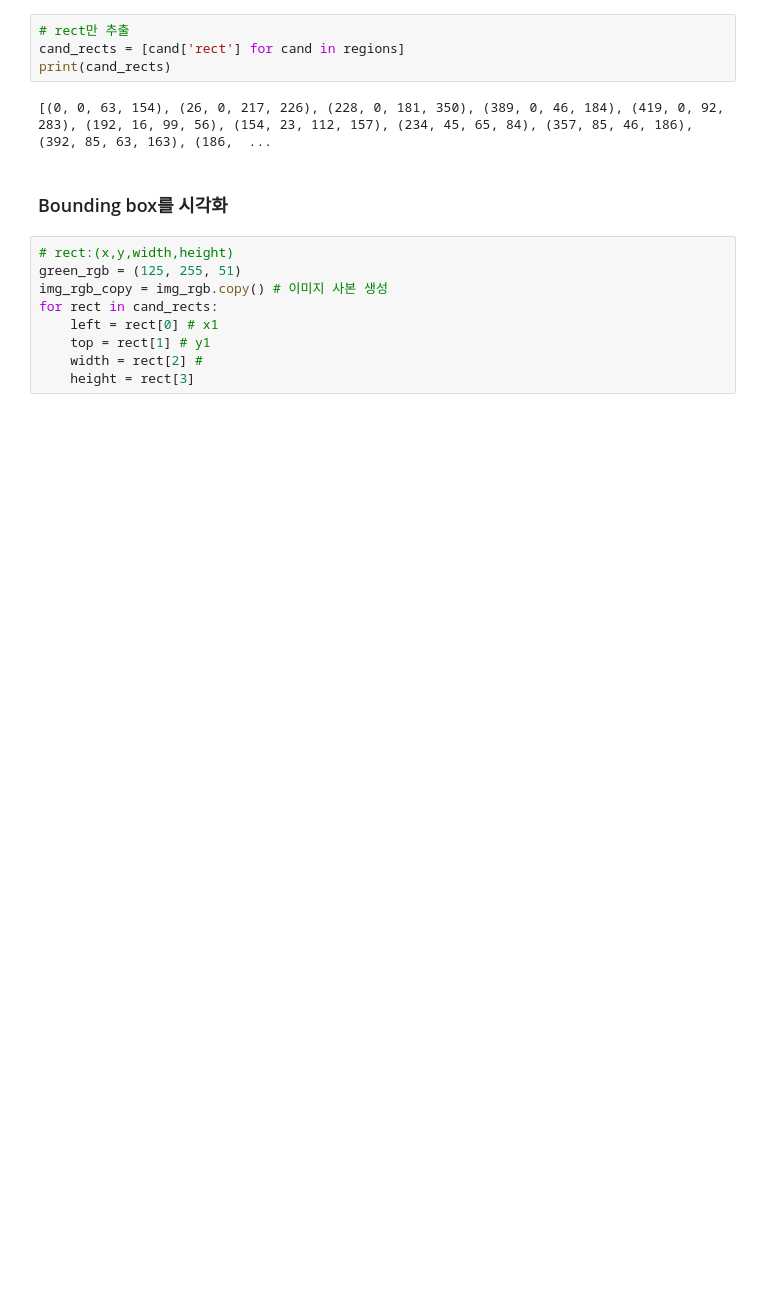
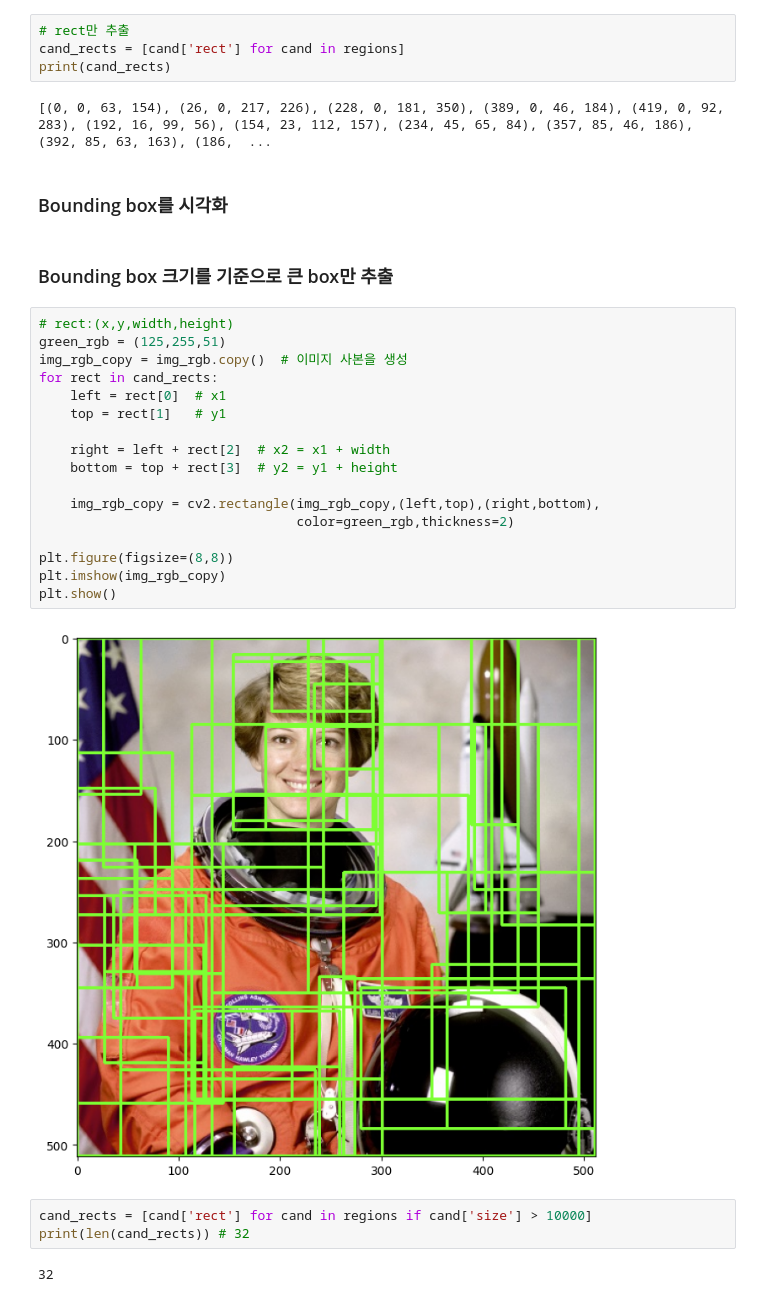
Before and after one commit to Kwonhchan/GCP_python, a Jupyter notebook: 18_Selective Search_IOU.ipynb, the cells around one changed output. Drawn from its saved outputs; the diff is of its cells as text; blank space fills up the shorter version.

```diff
--- a/18_Selective Search_IOU.ipynb
+++ b/18_Selective Search_IOU.ipynb
@@ -114,12 +107,29 @@ print(cand_rects)
 [(0, 0, 63, 154), (26, 0, 217, 226), (228, 0, 181, 350), (389, 0, 46, 184), (419, 0, 92, 283), (192, 16, 99, 56), (154, 23, 112, 157), (234, 45, 65, 84), (357, 85, 46, 186), (392, 85, 63, 163), (186,  ...
 # %% [markdown]
 ### Bounding box를 시각화
+# %% [markdown]
+### Bounding box 크기를 기준으로 큰 box만 추출
 # %%
 # rect:(x,y,width,height)
-green_rgb = (125, 255, 51)
-img_rgb_copy = img_rgb.copy() # 이미지 사본 생성
+green_rgb = (125,255,51)
+img_rgb_copy = img_rgb.copy()  # 이미지 사본을 생성
 for rect in cand_rects:
-    left = rect[0] # x1
-    top = rect[1] # y1
-    width = rect[2] #
-    height = rect[3]
+    left = rect[0]  # x1
+    top = rect[1]   # y1
+
+    right = left + rect[2]  # x2 = x1 + width
+    bottom = top + rect[3]  # y2 = y1 + height
+
+    img_rgb_copy = cv2.rectangle(img_rgb_copy,(left,top),(right,bottom),
+                                 color=green_rgb,thickness=2)
+
+plt.figure(figsize=(8,8))
+plt.imshow(img_rgb_copy)
+plt.show()
+# %% [output]
+[figure, added]
+# %%
+cand_rects = [cand['rect'] for cand in regions if cand['size'] > 10000]
+print(len(cand_rects)) # 32
+# %% [output]
+32
```
Also changed, not shown: parts of 12 cells of this notebook, 1 other file.
